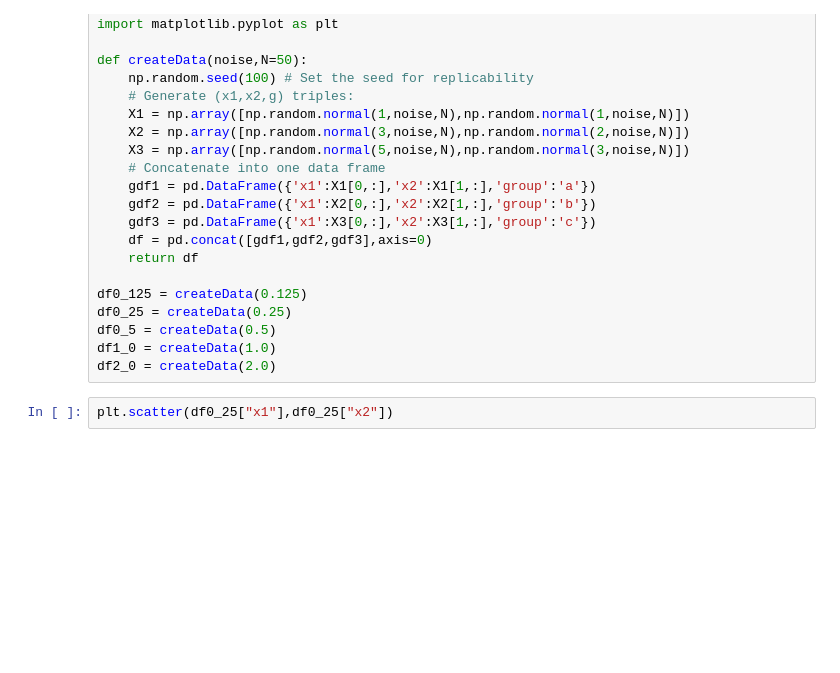
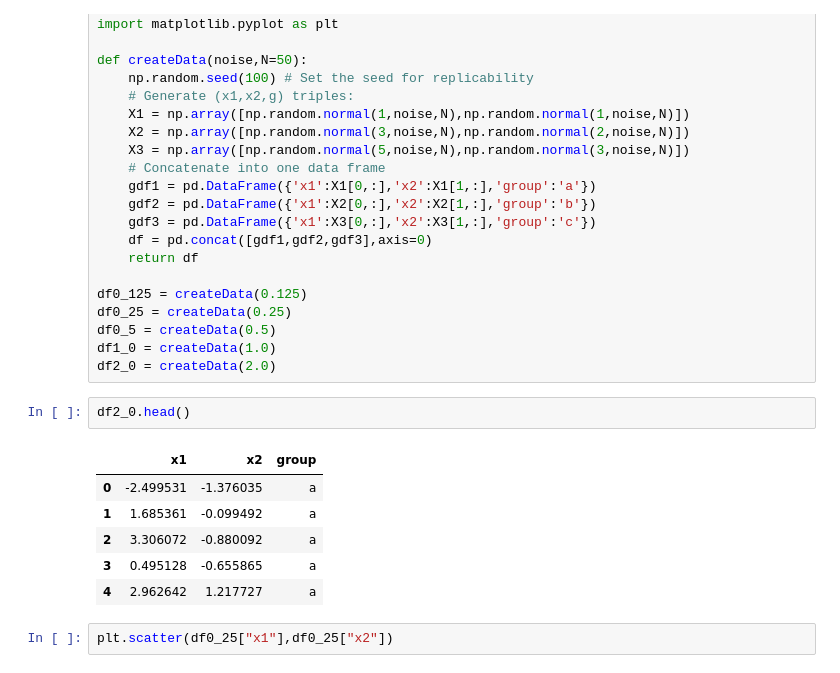
Before and after one commit to iankariuki26/clustering, a Jupyter notebook: mywork.ipynb, the cells around one changed output. Cells and saved outputs as stored; diff of their text form; blank space fills up the shorter version.

```diff
--- a/mywork.ipynb
+++ b/mywork.ipynb
@@ -38,6 +38,15 @@ df0_25 = createData(0.25)
 df0_5 = createData(0.5)
 df1_0 = createData(1.0)
 df2_0 = createData(2.0)
+# %%
+df2_0.head()
+# %% [output]
+|  | x1 | x2 | group |
+| 0 | -2.499531 | -1.376035 | a |
+| 1 | 1.685361 | -0.099492 | a |
+| 2 | 3.306072 | -0.880092 | a |
+| 3 | 0.495128 | -0.655865 | a |
+| 4 | 2.962642 | 1.217727 | a |
 # %%
 plt.scatter(df0_25["x1"],df0_25["x2"])
 # %% [output]
```
